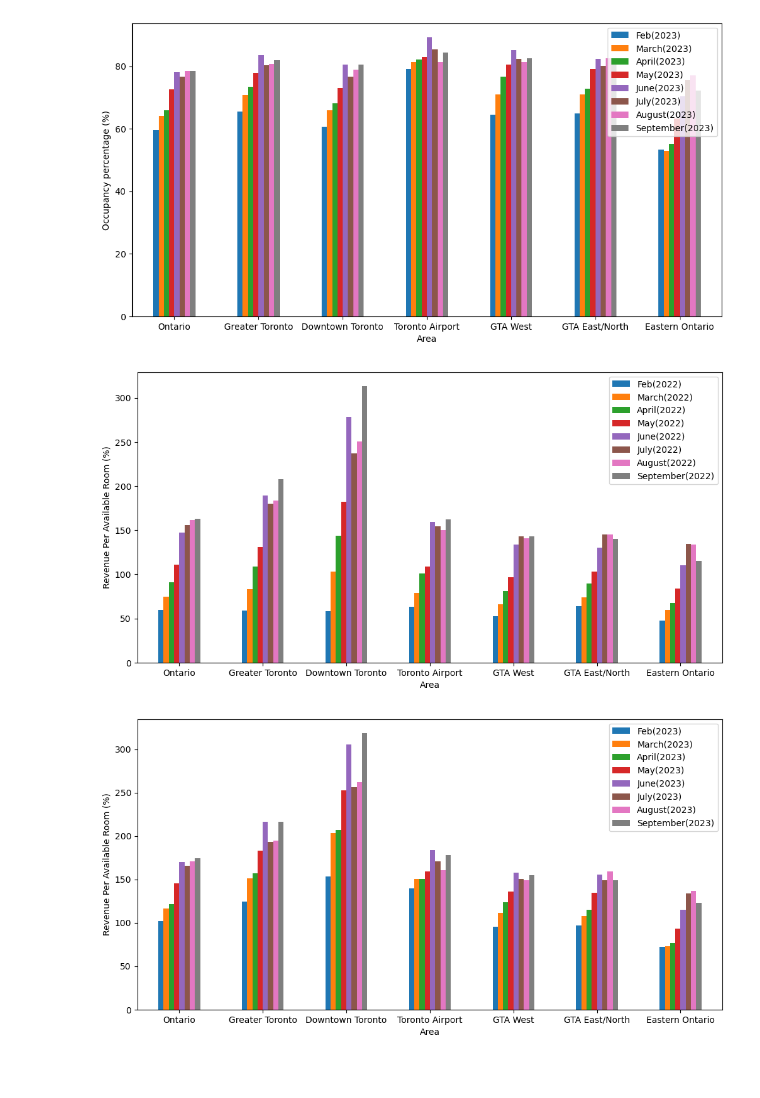
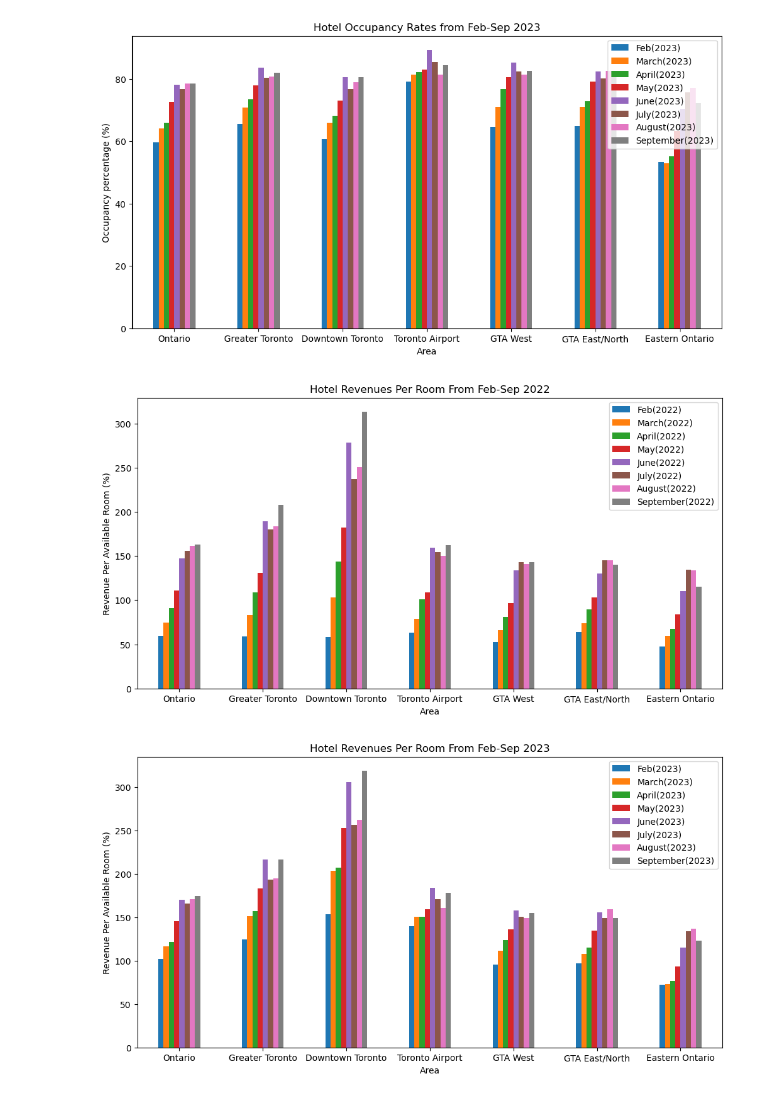
Before and after one commit to AleMori22/Project_1_repo, a Jupyter notebook: Demographics-Tourism.ipynb, the cells around one changed output. Cells and saved outputs as stored; diff of their text form; code cells hidden in the pictures; blank space fills up the shorter version.

```diff
--- a/Demographics-Tourism.ipynb
+++ b/Demographics-Tourism.ipynb
@@ -46,30 +50,30 @@ plt.show()
 # %%
 OccupancyRate2 = occupancy[["Feb(2023)", "March(2023)", "April(2023)", "May(2023)", "June(2023)", "July(2023)", "August(2023)", "September(2023)"]]
-figure4 = OccupancyRate2.plot(kind = "bar", figsize =(12,6), rot = 0, ylabel = "Occupancy percentage (%)", xlabel = "Area")
+figure4 = OccupancyRate2.plot(kind = "bar", figsize =(12,6), rot = 0, ylabel = "Occupancy percentage (%)", xlabel = "Area", title = "Hotel Occupancy Rates from Feb-Sep 2023" )
 xticklabels = "Ontario", "Greater Toronto", "Downtown Toronto","Toronto Airport","GTA West","GTA East/North", "Eastern Ontario"
 figure4.set_xticklabels(xticklabels, rotation=0, rotation_mode="anchor", ha="center", wrap=True)
 plt.show()
 # %% [output]
-[figure, old version]
+[figure, new version]
 # %%
 Revenues = pd.read_csv('RevenuePerRoom.csv')
 #print(Revenues)
 
 Per_room1 = Revenues[["Feb(2022)", "March(2022)", "April(2022)", "May(2022)", "June(2022)", "July(2022)", "August(2022)", "September(2022)"]]
-figure5 = Per_room1.plot(kind = "bar", figsize =(12,6), rot = 0, ylabel = "Revenue Per Available Room (%)", xlabel = "Area")
+figure5 = Per_room1.plot(kind = "bar", figsize =(12,6), rot = 0, ylabel = "Revenue Per Available Room (%)", xlabel = "Area", title = "Hotel Revenues Per Room From Feb-Sep 2022")
 xticklabels = "Ontario", "Greater Toronto", "Downtown Toronto","Toronto Airport","GTA West","GTA East/North", "Eastern Ontario"
 figure5.set_xticklabels(xticklabels, rotation=0, rotation_mode="anchor", ha="center", wrap=True)
 plt.show()
 # %% [output]
-[figure, old version]
+[figure, new version]
 # %%
 Per_room2 = Revenues[["Feb(2023)", "March(2023)", "April(2023)", "May(2023)", "June(2023)", "July(2023)", "August(2023)", "September(2023)"]]
-figure6 = Per_room2.plot(kind = "bar", figsize =(12,6), rot = 0, ylabel = "Revenue Per Available Room (%)", xlabel = "Area")
+figure6 = Per_room2.plot(kind = "bar", figsize =(12,6), rot = 0, ylabel = "Revenue Per Available Room (%)", xlabel = "Area", title = "Hotel Revenues Per Room From Feb-Sep 2023" )
 xticklabels = "Ontario", "Greater Toronto", "Downtown Toronto","Toronto Airport","GTA West","GTA East/North", "Eastern Ontario"
 figure6.set_xticklabels(xticklabels, rotation=0, rotation_mode="anchor", ha="center", wrap=True)
 plt.show()
 # %% [output]
-[figure, old version]
+[figure, new version]
 # %%
 starter3 = pd.read_csv('accommodations.csv')
 starter3 = starter3.dropna()
```
Also changed, not shown: parts of 5 cells of this notebook, 6 other files.
